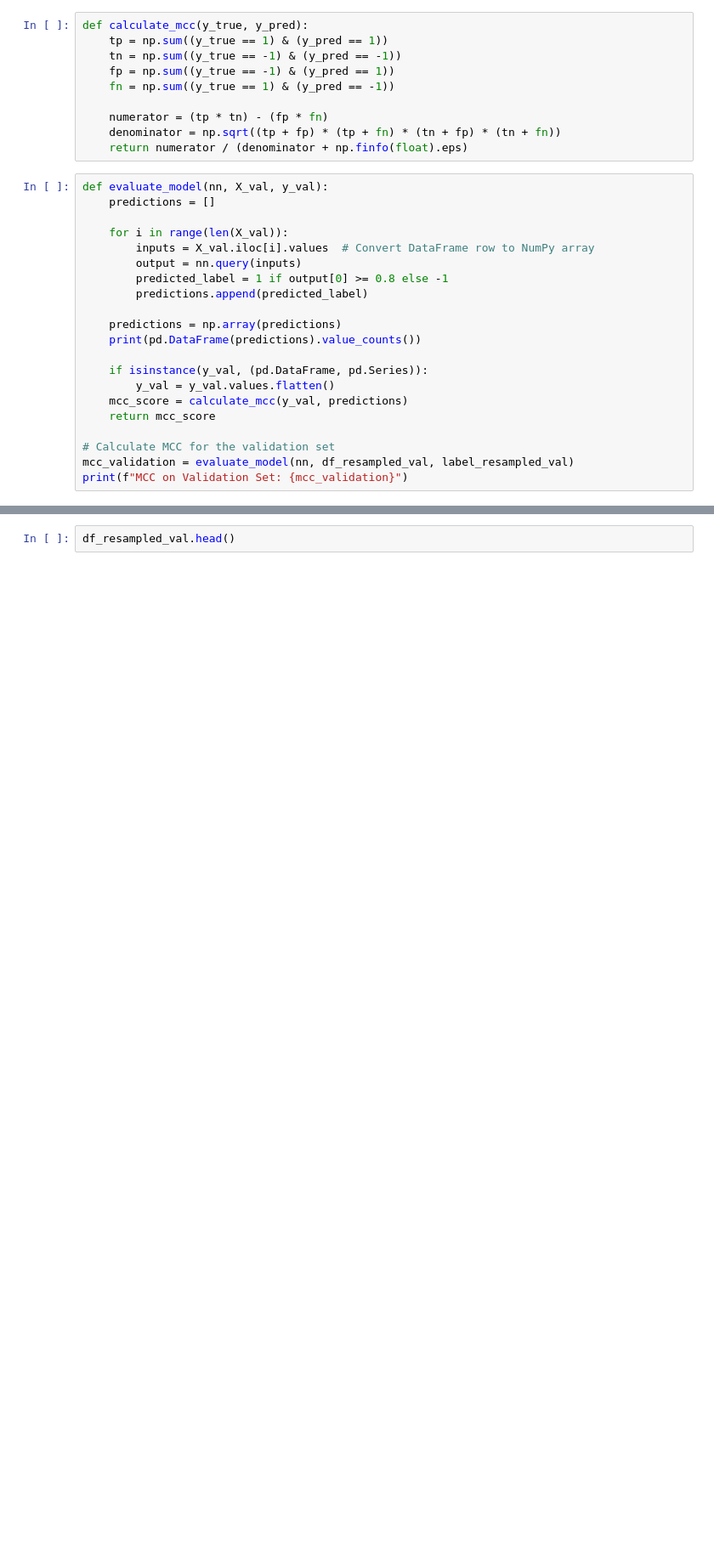
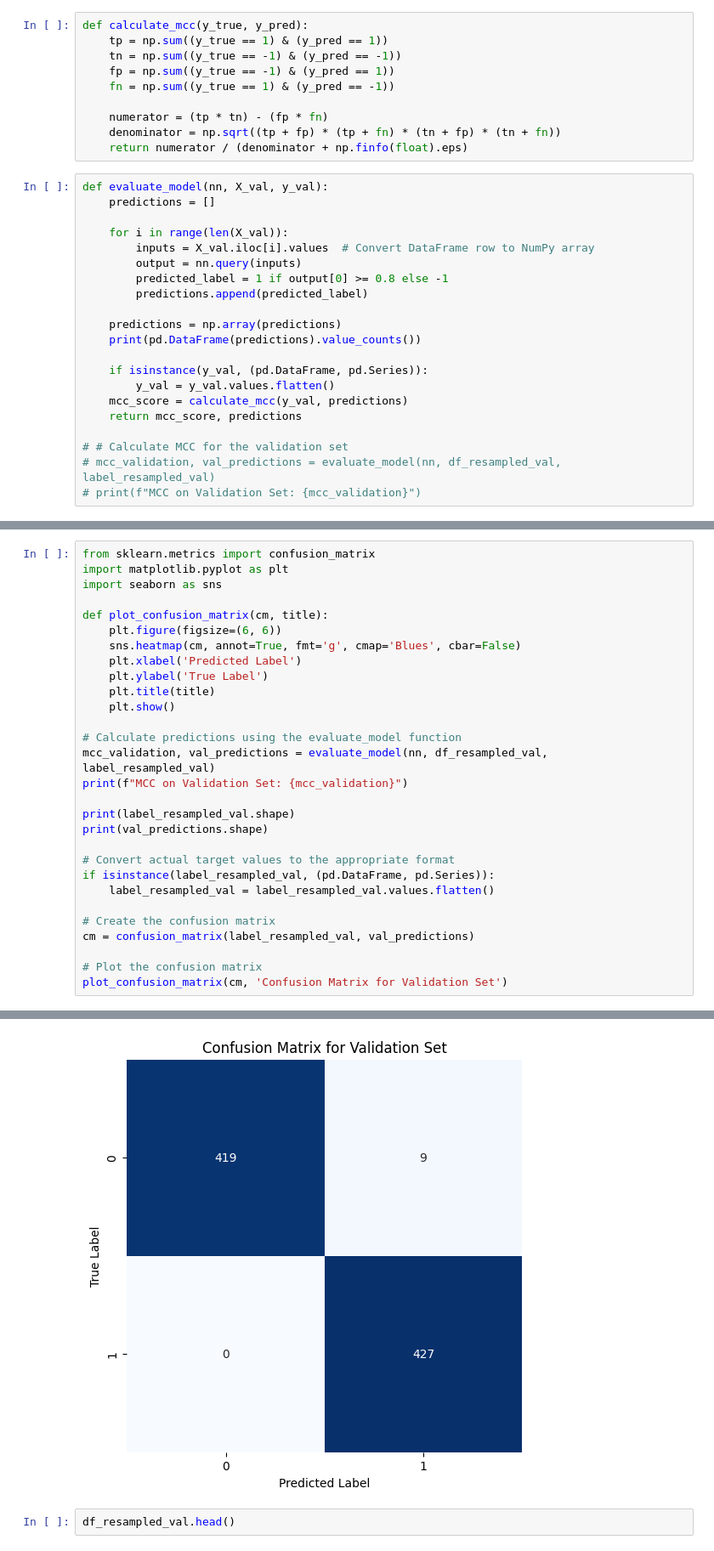
Before and after one commit to adityapuranik99/Peptide_Classification, a Jupyter notebook: Project_1/DL_Program_1_CKSAAP.ipynb, the cells around one changed output, grey strips where cells are left out. Shown: that part at 85% size. Saved outputs shown, nothing was run; the diff lists cells and outputs as text; blank space fills up the shorter version.

```diff
--- a/Project_1/DL_Program_1_CKSAAP.ipynb
+++ b/Project_1/DL_Program_1_CKSAAP.ipynb
@@ -449,8 +457,8 @@ def evaluate_model(nn, X_val, y_val):
     if isinstance(y_val, (pd.DataFrame, pd.Series)):
         y_val = y_val.values.flatten()
     mcc_score = calculate_mcc(y_val, predictions)
-    return mcc_score
+    return mcc_score, predictions
 
-# Calculate MCC for the validation set
-mcc_validation = evaluate_model(nn, df_resampled_val, label_resampled_val)
-print(f"MCC on Validation Set: {mcc_validation}")
+# # Calculate MCC for the validation set
+# mcc_validation, val_predictions = evaluate_model(nn, df_resampled_val, label_resampled_val)
+# print(f"MCC on Validation Set: {mcc_validation}")
@@ -461,0 +465,30 @@ MCC on Validation Set: 0.9700402684141235
+# %%
+from sklearn.metrics import confusion_matrix
+import matplotlib.pyplot as plt
+import seaborn as sns
+
+def plot_confusion_matrix(cm, title):
+    plt.figure(figsize=(6, 6))
+    sns.heatmap(cm, annot=True, fmt='g', cmap='Blues', cbar=False)
+    plt.xlabel('Predicted Label')
+    plt.ylabel('True Label')
+    plt.title(title)
+    plt.show()
+
+# Calculate predictions using the evaluate_model function
+mcc_validation, val_predictions = evaluate_model(nn, df_resampled_val, label_resampled_val)
+print(f"MCC on Validation Set: {mcc_validation}")
+
+print(label_resampled_val.shape)
+print(val_predictions.shape)
+
+# Convert actual target values to the appropriate format
+if isinstance(label_resampled_val, (pd.DataFrame, pd.Series)):
+    label_resampled_val = label_resampled_val.values.flatten()
+
+# Create the confusion matrix
+cm = confusion_matrix(label_resampled_val, val_predictions)
+
+# Plot the confusion matrix
+plot_confusion_matrix(cm, 'Confusion Matrix for Validation Set')
+# %% [output]
@@ -462,3 +501,4 @@ MCC on Validation Set: 0.9700402684141235
+[figure, added]
 # %%
 df_resampled_val.head()
 # %% [output]
```
Also changed, not shown: parts of 9 cells of this notebook, 3 other files.
